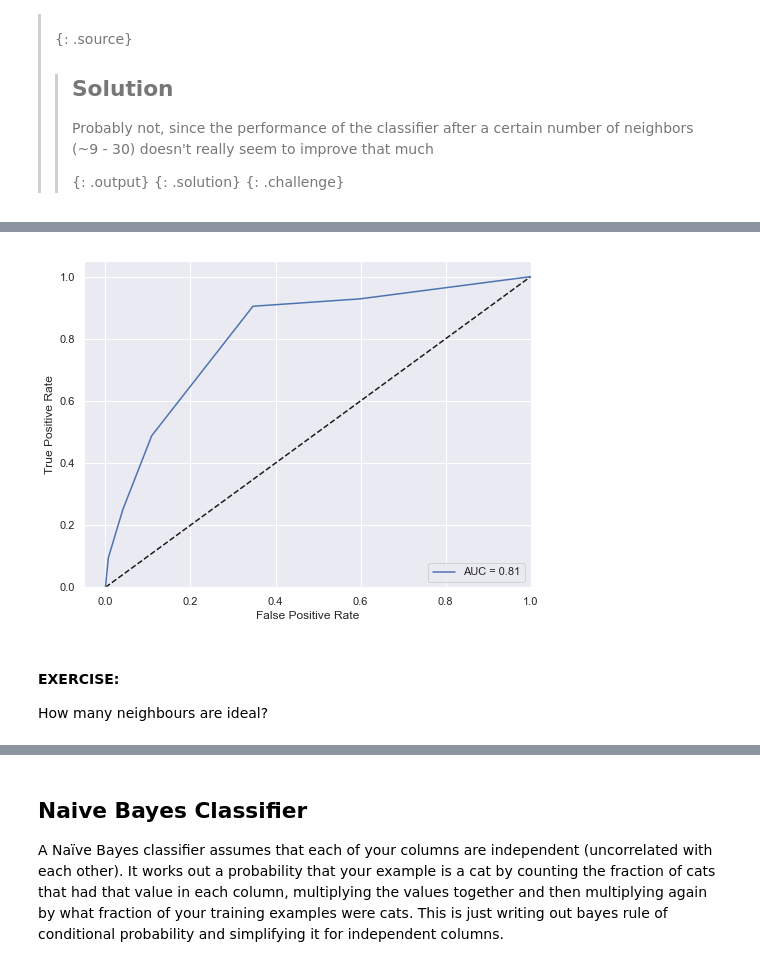
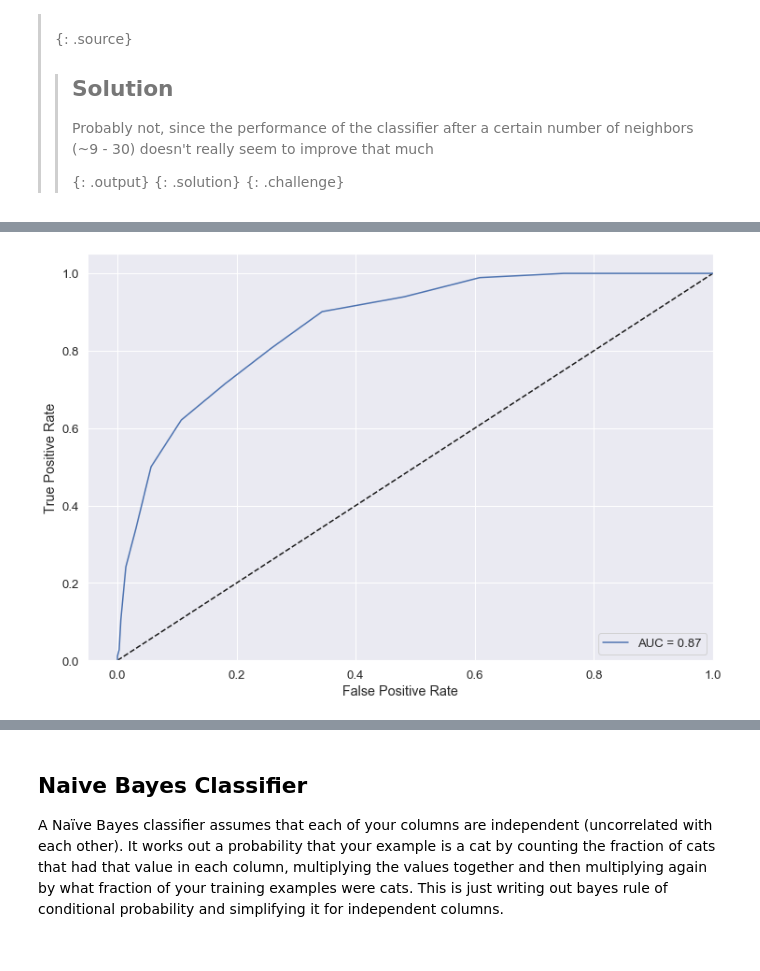
Before and after one commit to marius-mather/lessons-mlpy, a Jupyter notebook: _episodes_rmd/50-Classification.ipynb, the cells around one changed output, grey strips where cells are left out. Saved outputs shown, nothing was run; the diff lists cells and outputs as text; code cells hidden in the pictures.

```diff
--- a/_episodes_rmd/50-Classification.ipynb
+++ b/_episodes_rmd/50-Classification.ipynb
@@ -574,15 +584,19 @@ plt.scatter(x = fit_knn.best_estimator_.n_neighbors-1,
 > {: .solution}
 {: .challenge}
 # %%
-# Use trained classifier to predict outcome for training-set
+# Use trained classifier to predict outcome for training and test
 knn_outcome_pred_class_train = fit_knn.predict(features_train_sc)
-knn_outcome_pred_prob_train = fit_knn.predict_proba(features_train_sc)
-knn_outcome_pred_prob1_train = [p[1] for p in knn_outcome_pred_prob_train] # hopefully close to 1 for true 1's
+knn_outcome_pred_class_test = fit_knn.predict(features_test_sc)
 
 
-# Use trained classifier to predict outcome for test-set
-knn_outcome_pred_class_test = fit_knn.predict(features_test_sc)
-knn_outcome_pred_prob_test = fit_knn.predict_proba(features_test_sc)
-knn_outcome_pred_prob1_test = [p[1] for p in knn_outcome_pred_prob_test] # hopefully close to 1 for true 1's
+# get probabilities out
+def model_probabilities(model = fit_knn, dataset = features_train_sc):
+    probs1 = model.predict_proba(dataset)
+    probs2 = [p[1] for p in probs1]
+    # hopefully close to 1 for true 1's
+    return(probs2)
+
+knn_outcome_pred_prob_train = model_probabilities(model = fit_knn, dataset = features_train_sc)
+knn_outcome_pred_prob_test = model_probabilities(model = fit_knn, dataset = features_test_sc)
 # %% [markdown]
 ### Classifier Diagnostics/evaluation
@@ -592,8 +603,0 @@ On the training set:
-# %%
-conf_mat = confusion_matrix(outcome_train, knn_outcome_pred_class_train)
-classes  = unique_labels(outcome_train, knn_outcome_pred_class_train)
-sns.set(rc={'figure.figsize':(8,8)})
-_ = sns.heatmap(conf_mat, annot=True,
-                fmt="d",
-                xticklabels=classes,
-                yticklabels=classes)
@@ -602,5 +603,0 @@ _ = sns.heatmap(conf_mat, annot=True,
-# %%
-conf_mat = confusion_matrix(outcome_test, knn_outcome_pred_class_test)
-classes  = unique_labels(outcome_test, knn_outcome_pred_class_test)
-sns.set(rc={'figure.figsize':(8,6)})
-_ = sns.heatmap(conf_mat, annot=True, fmt="d", xticklabels=classes, yticklabels=classes)
@@ -609,19 +626,17 @@ _ = sns.heatmap(conf_mat, annot=True, fmt="d", xticklabels=classes, yticklabels=
 # %%
-fpr, tpr, _ = roc_curve(outcome_true, outcome_pred_prob1)
-AUC = roc_auc_score(outcome_true, outcome_pred_prob1)
-
-def plot_ROC(fpr, tpr, AUC):
+# define a function to plot an ROC curve
+def plot_ROC(truth = outcome_train, prediction1 = knn_outcome_pred_prob_train, col = 'b'):
+    fpr, tpr, _ = roc_curve(truth, prediction1)
+    AUC = roc_auc_score(truth, prediction1)
     plt.xlim([-0.05, 1.0])
     plt.ylim([0.0, 1.05])
     plt.xlabel('False Positive Rate')
     plt.ylabel('True Positive Rate')
     plt.plot([0, 1], [0, 1], 'k--')
-    plt.plot(fpr, tpr, label='AUC = %4.2f'%AUC)
+    plt.plot(fpr, tpr, label='AUC = %4.2f'%AUC, color = col)
     _ = plt.legend(loc="lower right")
 
-plot_ROC(fpr, tpr, AUC)
+
+plot_ROC(truth = outcome_train, prediction1 = knn_outcome_pred_prob_train)
 # %% [output]
-[figure, old version]
+[figure, new version]
-# %% [markdown]
-#### EXERCISE:
-How many neighbours are ideal?
```
Also changed, not shown: parts of 86 cells of this notebook, 10 other files.
